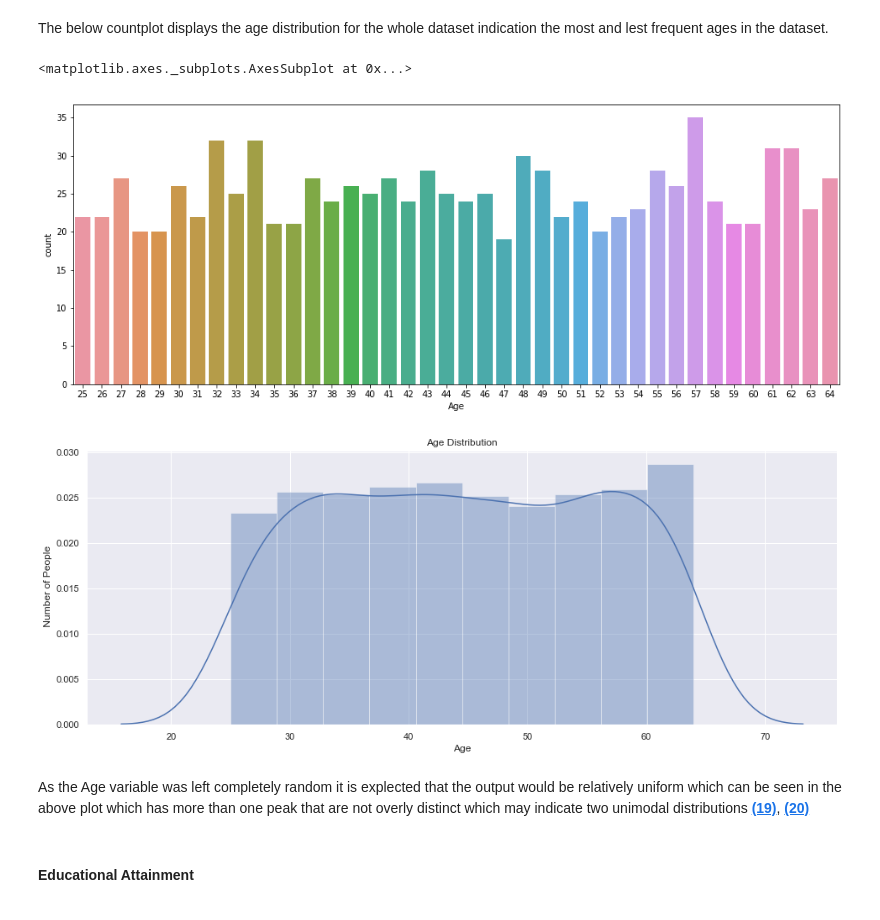
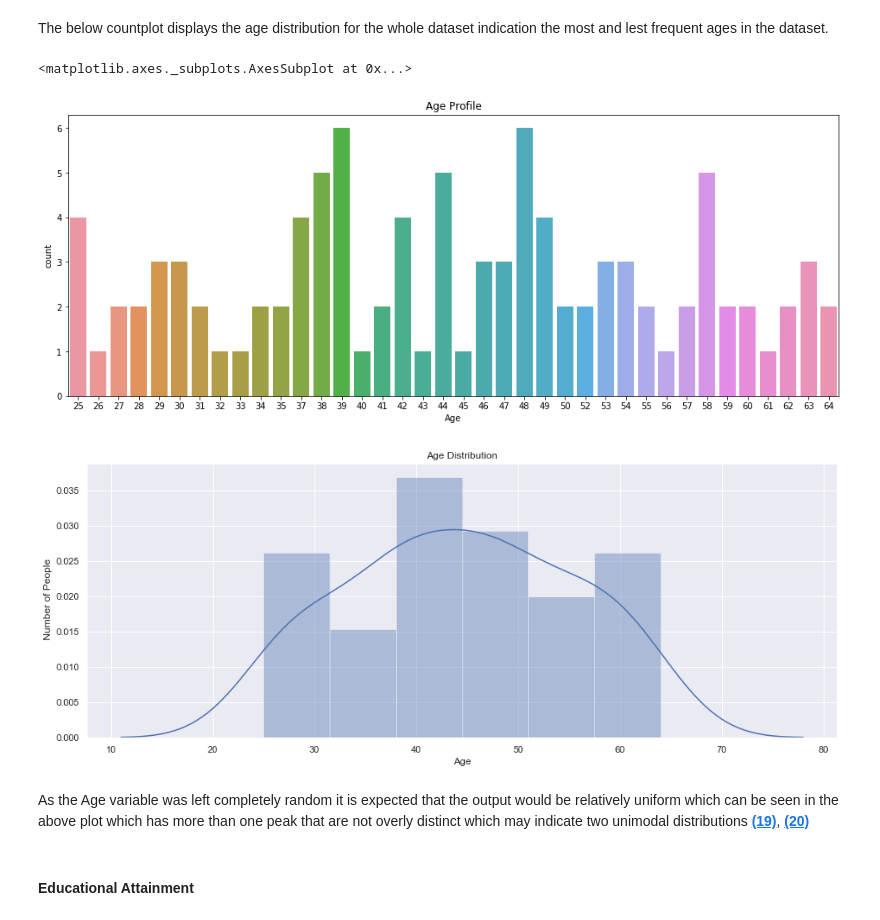
Before and after one commit to martinaobrien/GMIT-Programme-for-Data-Analysis-Project---Simulation, a Jupyter notebook: GMIT-Programme-for-Data-Analysis-Project---Simulation.ipynb, the cells around one changed output. Saved outputs shown, nothing was run; the diff lists cells and outputs as text; code cells hidden in the pictures.

```diff
--- a/GMIT-Programme-for-Data-Analysis-Project---Simulation.ipynb
+++ b/GMIT-Programme-for-Data-Analysis-Project---Simulation.ipynb
@@ -78,7 +73,7 @@ Firstly, the age variable is generated. It is done by using the np.random.seed f
 # %%
-np.random.seed(10) #Using the seed function to ensure the output in the same every time the notebook is run
+np.random.seed(1750) #Using the seed function to ensure the output in the same every time the notebook is run
 #(8)
-age =np.random.randint(25,65,1000) # randomly generate numbers between 25 and 64 with 1000 datapoint
+age =np.random.randint(25,65,100) # randomly generate numbers between 25 and 64 with 100 datapoint
 #(9)
 age = age.round(0) #Round the integers
 #(10)
@@ -228,10 +225,11 @@ The section will visualise the distributions of each of the variables that exist
 The below countplot displays the age distribution for the whole dataset indication the most and lest frequent ages in the dataset.
 # %%
 plt.figure(figsize=(16, 6)) # etting the size of the plot
+plt.title("Age Profile") #Title for the plot
 sns.countplot('Age', data= age_df) # Inputting the parameters
 # %% [output]
 <matplotlib.axes._subplots.AxesSubplot at 0x...>
-[figure, old version]
+[figure, new version]
 # %%
 sns.set(rc={"figure.figsize": (16, 6)})
 ax = sns.distplot(age_df)
@@ -240,9 +238,9 @@ plt.xlabel("Age") # X-Axis labelling
 plt.ylabel(" Number of People") # Y-Axis labelling
 plt.show()
 # %% [output]
-[figure, old version]
+[figure, new version]
 # %% [markdown]
-As the Age variable was left completely random it is explected that the output would be relatively uniform which can be seen in the above plot which has more than one peak that are not overly distinct which may indicate two unimodal distributions [**(19)**](#ref19), [**(20)**](#ref20)
+As the Age variable was left completely random it is expected that the output would be relatively uniform which can be seen in the above plot which has more than one peak that are not overly distinct which may indicate two unimodal distributions [**(19)**](#ref19), [**(20)**](#ref20)
 # %% [markdown]
 #### Educational Attainment
 # %%
```
Also changed, not shown: parts of 39 cells of this notebook, 2 other files.
